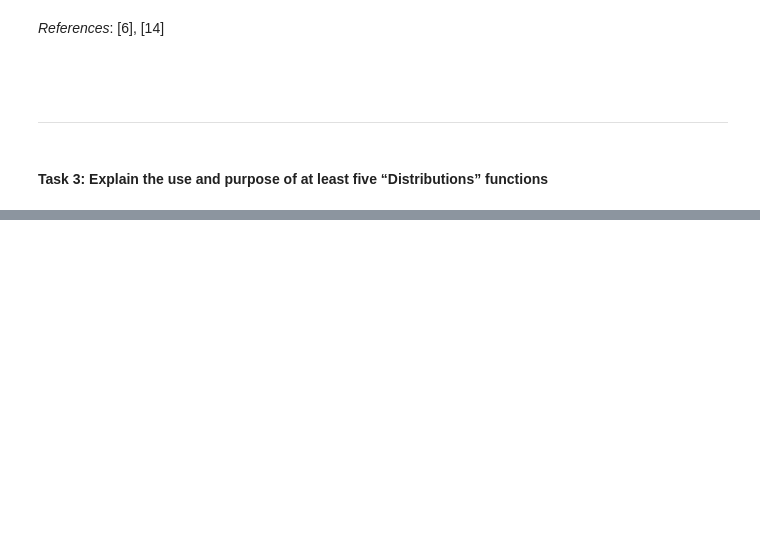
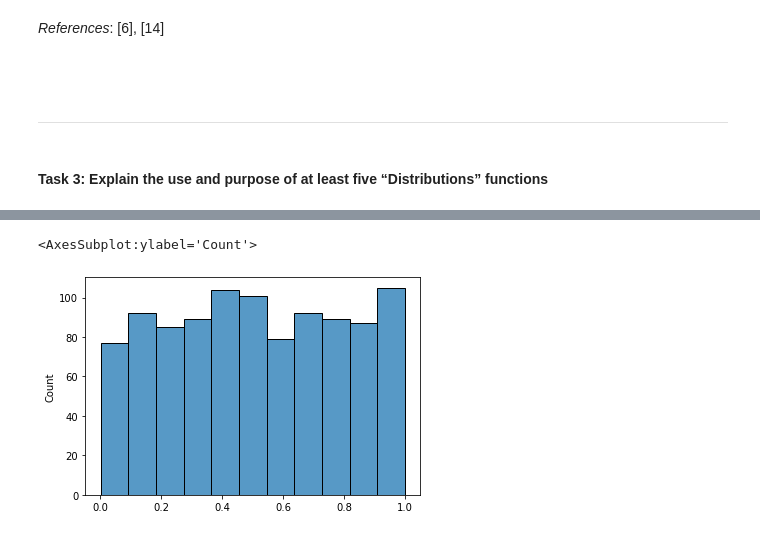
Before and after one commit to G00398258/progforda_assignment, a Jupyter notebook: progda_assignment.ipynb, the cells around one changed output, grey strips where cells are left out. Drawn from its saved outputs; the diff is of its cells as text; code cells hidden in the pictures; blank space fills up the shorter version.

```diff
--- a/progda_assignment.ipynb
+++ b/progda_assignment.ipynb
@@ -374,0 +448,8 @@ You can't discuss generating random numbers without discussing normal distributi
+# %%
+# Example - lets plot a histogram of function x in Seaborn using the default values & see if we get a rectangular-like shape
+x = np.random.uniform(size=(1000))
+#sns.histplot(x)
+sns.histplot(x)
+# %% [output]
+<AxesSubplot:ylabel='Count'>
+[figure, added]
```
Also changed, not shown: parts of 58 cells of this notebook.
